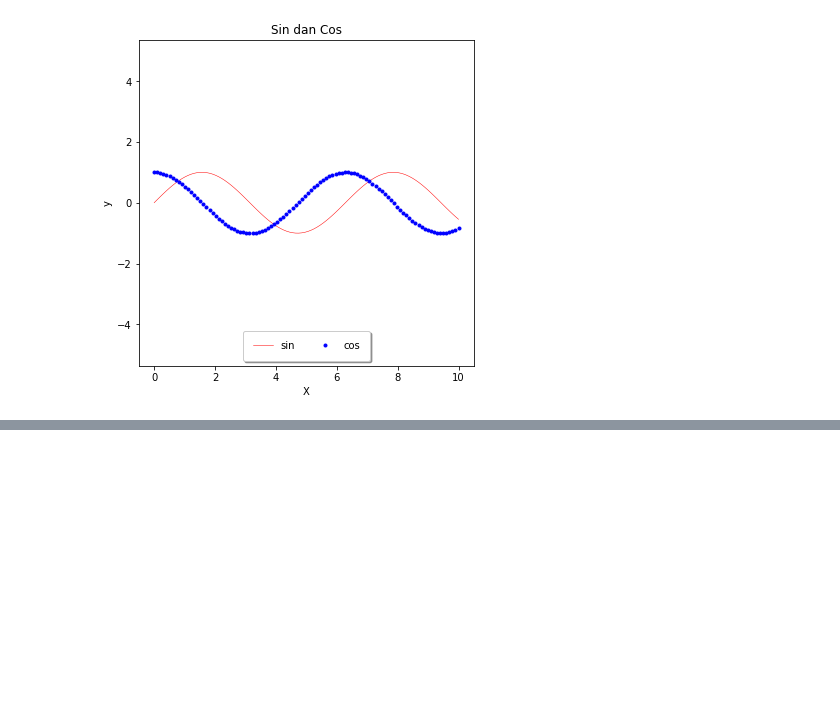
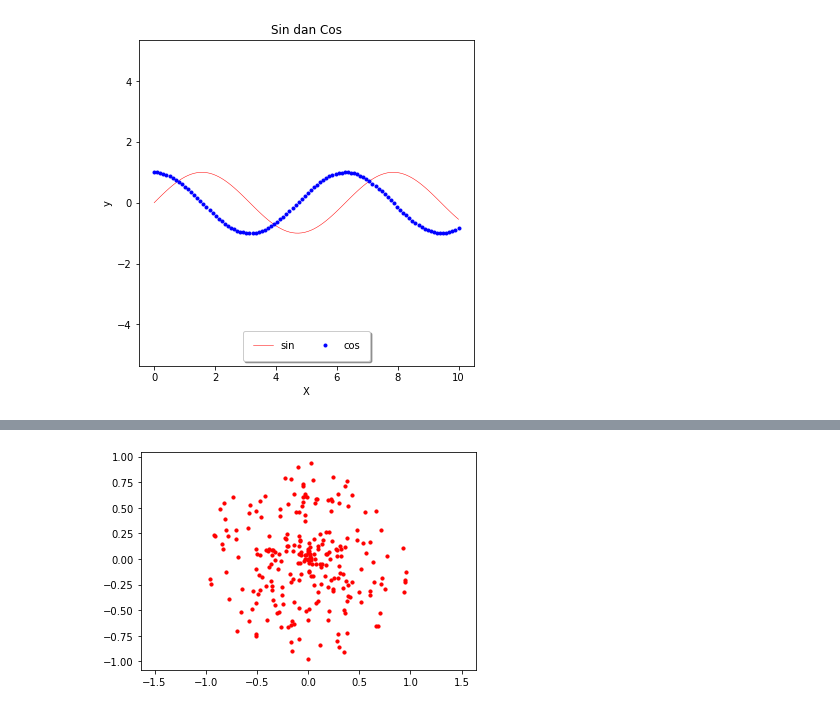
Before and after one commit to oyputra/supervised-learning, a Jupyter notebook: 03 - Matplotlib Intro/Part 1 - Matplotlib.ipynb, the cells around one changed output, grey strips where cells are left out. Cells and saved outputs as stored; diff of their text form; code cells hidden in the pictures; blank space fills up the shorter version.

```diff
--- a/03 - Matplotlib Intro/Part 1 - Matplotlib.ipynb
+++ b/03 - Matplotlib Intro/Part 1 - Matplotlib.ipynb
@@ -82,0 +106,5 @@ ax.legend(loc='lower center', ncol=2, shadow=True, borderpad=1)
+# %%
+plt.scatter(X, y, c='r', s=10)
+plt.axis("equal");
+# %% [output]
+[figure, added]
```
Also changed, not shown: parts of 4 cells of this notebook.
